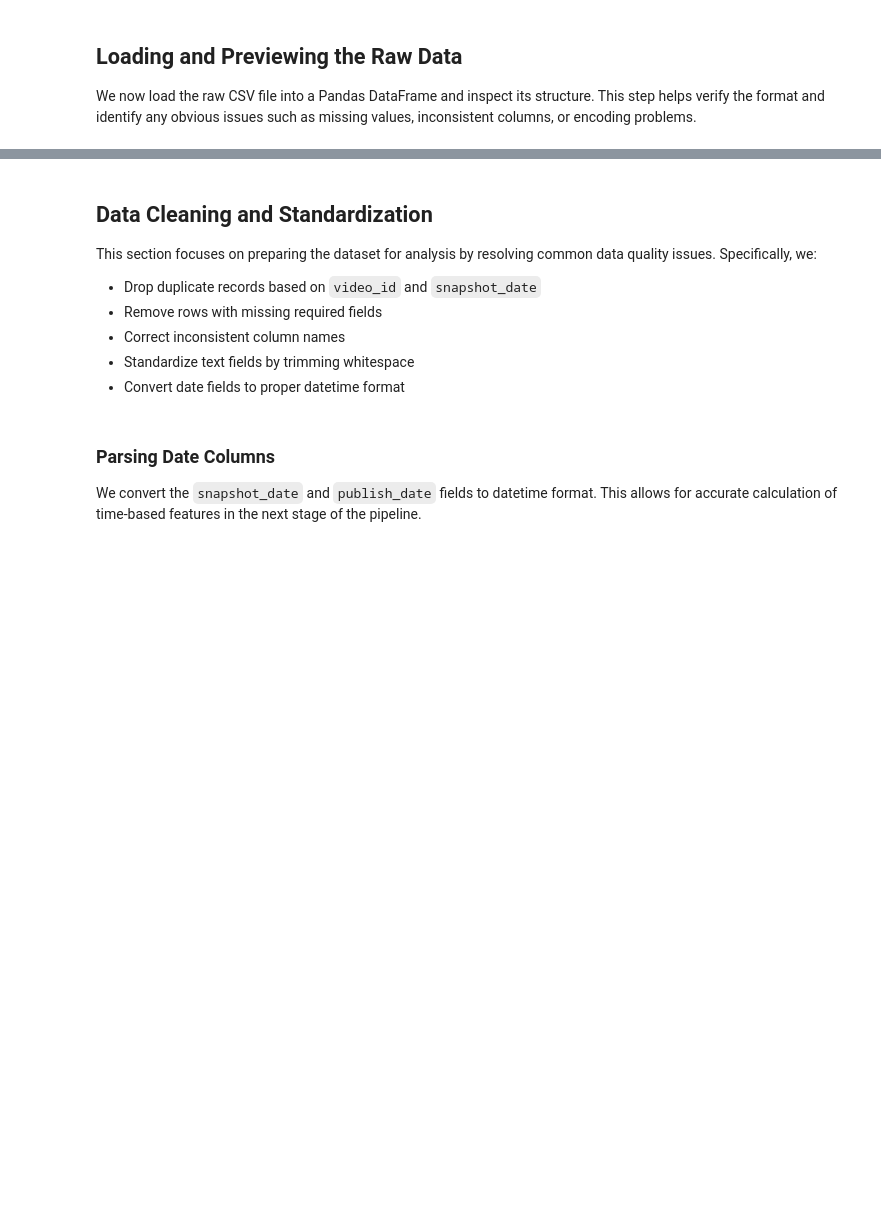
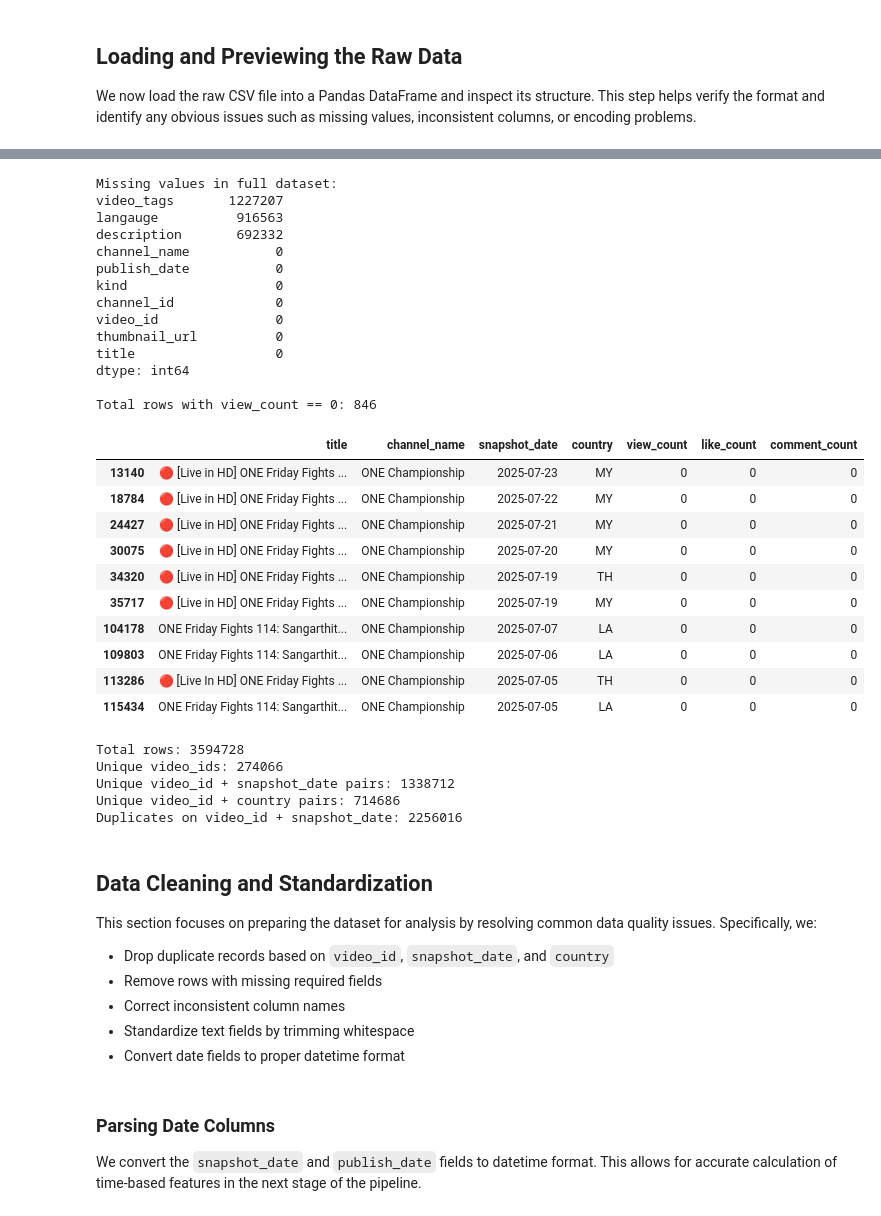
Before and after one commit to derek-rikke/youtube-preference-trends-analysis, a Jupyter notebook: notebooks/01_etl_youtube_trending.ipynb, the cells around one changed output, grey strips where cells are left out. Cells and saved outputs as stored; diff of their text form; code cells hidden in the pictures; blank space fills up the shorter version.

```diff
--- a/notebooks/01_etl_youtube_trending.ipynb
+++ b/notebooks/01_etl_youtube_trending.ipynb
@@ -123,8 +139,64 @@ memory usage: 493.7+ MB
+# %%
+# Check for missing values
+print("Missing values in full dataset:")
+print(df.isnull().sum().sort_values(ascending=False).head(10))
+
+# Identify videos with 0 views — an unexpected value for trending content
+zero_view_rows = df[df["view_count"] == 0]
+print(f"\nTotal rows with view_count == 0: {len(zero_view_rows)}")
+display(zero_view_rows[["title", "channel_name", "snapshot_date", "country", "view_count", "like_count", "comment_count"]].head(10))
+
+# Uniqueness and duplication checks
+print("\nTotal rows:", len(df))
+
+unique_videos = df["video_id"].nunique()
+print("Unique video_ids:", unique_videos)
+
+unique_video_day = df.drop_duplicates(subset=["video_id", "snapshot_date"]).shape[0]
+print("Unique video_id + snapshot_date pairs:", unique_video_day)
+
+unique_video_country = df.drop_duplicates(subset=["video_id", "country"]).shape[0]
+print("Unique video_id + country pairs:", unique_video_country)
+
+# Check for duplicates across video_id and snapshot_date
+dupes = df.duplicated(subset=["video_id", "snapshot_date"]).sum()
+print("Duplicates on video_id + snapshot_date:", dupes)
+# %% [output]
+Missing values in full dataset:
+video_tags       1227207
+langauge          916563
+description       692332
+channel_name           0
+publish_date           0
+kind                   0
+channel_id             0
+video_id               0
+thumbnail_url          0
+title                  0
+dtype: int64
+
+Total rows with view_count == 0: 846
+|  | title | channel_name | snapshot_date | country | view_count | like_count | comment_count |
+| 13140 | 🔴 [Live in HD] ONE Friday Fights ... | ONE Championship | 2025-07-23 | MY | 0 | 0 | 0 |
+| 18784 | 🔴 [Live in HD] ONE Friday Fights ... | ONE Championship | 2025-07-22 | MY | 0 | 0 | 0 |
+| 24427 | 🔴 [Live in HD] ONE Friday Fights ... | ONE Championship | 2025-07-21 | MY | 0 | 0 | 0 |
+| 30075 | 🔴 [Live in HD] ONE Friday Fights ... | ONE Championship | 2025-07-20 | MY | 0 | 0 | 0 |
+| 34320 | 🔴 [Live in HD] ONE Friday Fights ... | ONE Championship | 2025-07-19 | TH | 0 | 0 | 0 |
+| 35717 | 🔴 [Live in HD] ONE Friday Fights ... | ONE Championship | 2025-07-19 | MY | 0 | 0 | 0 |
+| 104178 | ONE Friday Fights 114: Sangarthit... | ONE Championship | 2025-07-07 | LA | 0 | 0 | 0 |
+| 109803 | ONE Friday Fights 114: Sangarthit... | ONE Championship | 2025-07-06 | LA | 0 | 0 | 0 |
+| 113286 | 🔴 [Live In HD] ONE Friday Fights ... | ONE Championship | 2025-07-05 | TH | 0 | 0 | 0 |
+| 115434 | ONE Friday Fights 114: Sangarthit... | ONE Championship | 2025-07-05 | LA | 0 | 0 | 0 |
+Total rows: 3594728
+Unique video_ids: 274066
+Unique video_id + snapshot_date pairs: 1338712
+Unique video_id + country pairs: 714686
+Duplicates on video_id + snapshot_date: 2256016
 # %% [markdown]
 ## Data Cleaning and Standardization
 
 This section focuses on preparing the dataset for analysis by resolving common data quality issues. Specifically, we:
-- Drop duplicate records based on `video_id` and `snapshot_date`
+- Drop duplicate records based on `video_id`, `snapshot_date`, and `country`
 - Remove rows with missing required fields
 - Correct inconsistent column names
 - Standardize text fields by trimming whitespace
```
Also changed, not shown: parts of 11 cells of this notebook.
